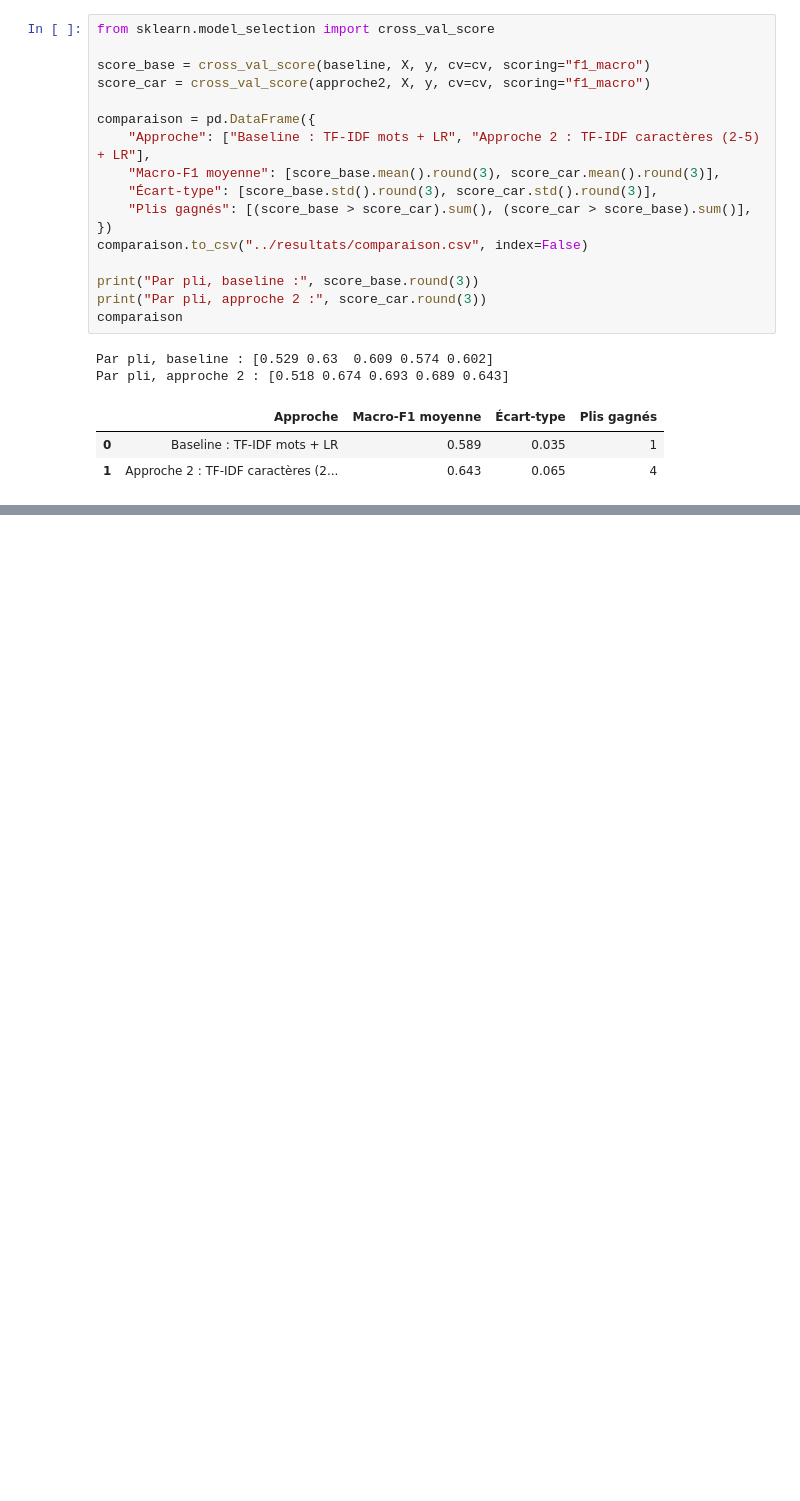
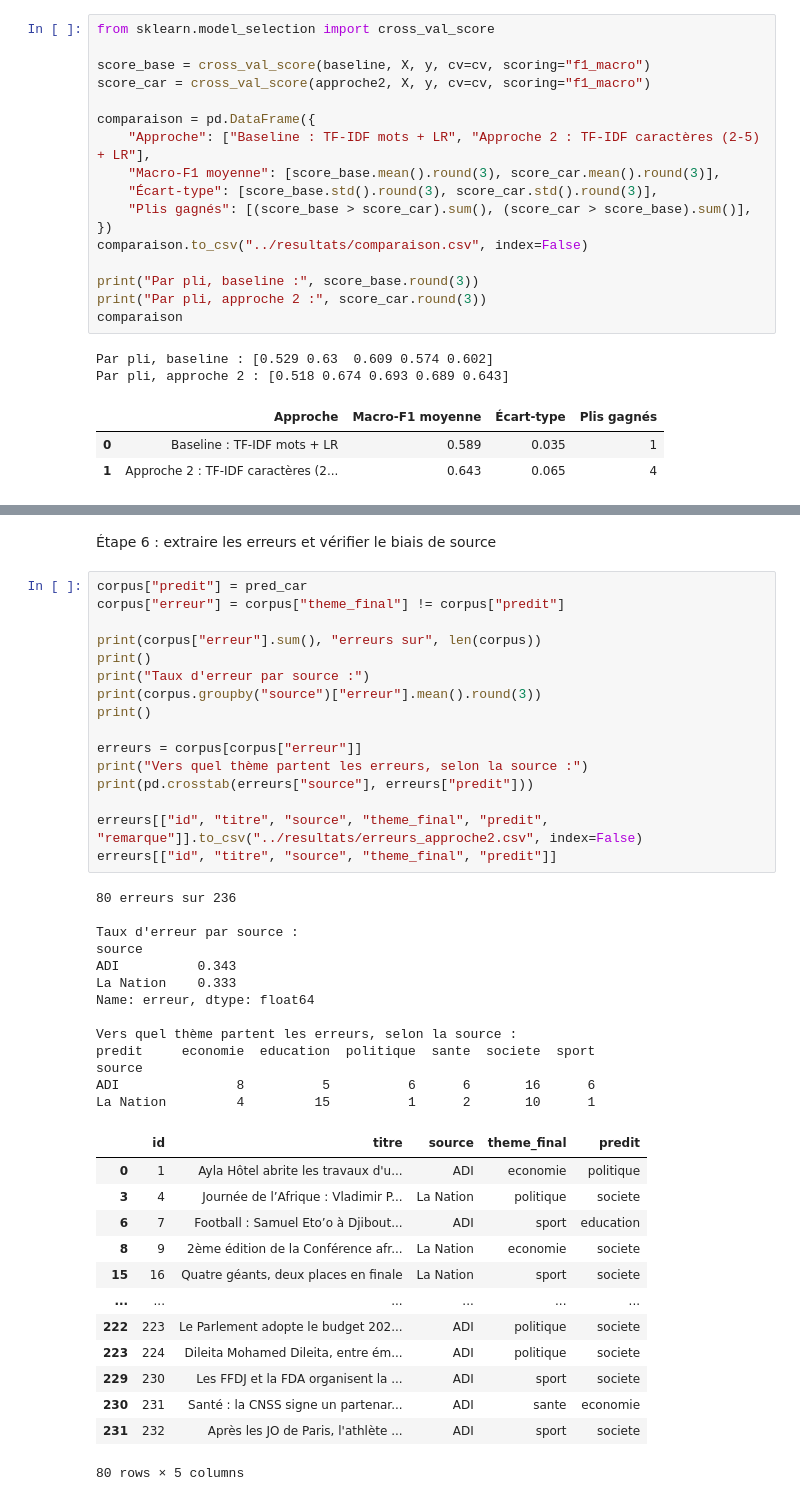
Before and after one commit to fatouu50/taln-classification-djibouti, a Jupyter notebook: notebooks/02_modeles.ipynb, the cells around one changed output, grey strips where cells are left out. Cells and saved outputs as stored; diff of their text form; blank space fills up the shorter version.

```diff
--- a/notebooks/02_modeles.ipynb
+++ b/notebooks/02_modeles.ipynb
@@ -122,0 +134,45 @@ Par pli, approche 2 : [0.518 0.674 0.693 0.689 0.643]
+# %% [markdown]
+Étape 6 : extraire les erreurs et vérifier le biais de source
+# %%
+corpus["predit"] = pred_car
+corpus["erreur"] = corpus["theme_final"] != corpus["predit"]
+
+print(corpus["erreur"].sum(), "erreurs sur", len(corpus))
+print()
+print("Taux d'erreur par source :")
+print(corpus.groupby("source")["erreur"].mean().round(3))
+print()
+
+erreurs = corpus[corpus["erreur"]]
+print("Vers quel thème partent les erreurs, selon la source :")
+print(pd.crosstab(erreurs["source"], erreurs["predit"]))
+
+erreurs[["id", "titre", "source", "theme_final", "predit", "remarque"]].to_csv("../resultats/erreurs_approche2.csv", index=False)
+erreurs[["id", "titre", "source", "theme_final", "predit"]]
+# %% [output]
+80 erreurs sur 236
+
+Taux d'erreur par source :
+source
+ADI          0.343
+La Nation    0.333
+Name: erreur, dtype: float64
+
+Vers quel thème partent les erreurs, selon la source :
+predit     economie  education  politique  sante  societe  sport
+source
+ADI               8          5          6      6       16      6
+La Nation         4         15          1      2       10      1
+|  | id | titre | source | theme_final | predit |
+| 0 | 1 | Ayla Hôtel abrite les travaux d'u... | ADI | economie | politique |
+| 3 | 4 | Journée de l’Afrique : Vladimir P... | La Nation | politique | societe |
+| 6 | 7 | Football : Samuel Eto’o à Djibout... | ADI | sport | education |
+| 8 | 9 | 2ème édition de la Conférence afr... | La Nation | economie | societe |
+| 15 | 16 | Quatre géants, deux places en finale | La Nation | sport | societe |
+| ... | ... | ... | ... | ... | ... |
+| 222 | 223 | Le Parlement adopte le budget 202... | ADI | politique | societe |
+| 223 | 224 | Dileita Mohamed Dileita, entre ém... | ADI | politique | societe |
+| 229 | 230 | Les FFDJ et la FDA organisent la ... | ADI | sport | societe |
+| 230 | 231 | Santé : la CNSS signe un partenar... | ADI | sante | economie |
+| 231 | 232 | Après les JO de Paris, l'athlète ... | ADI | sport | societe |
+80 rows × 5 columns
```
Also changed, not shown: parts of 4 cells of this notebook, 2 other files.
